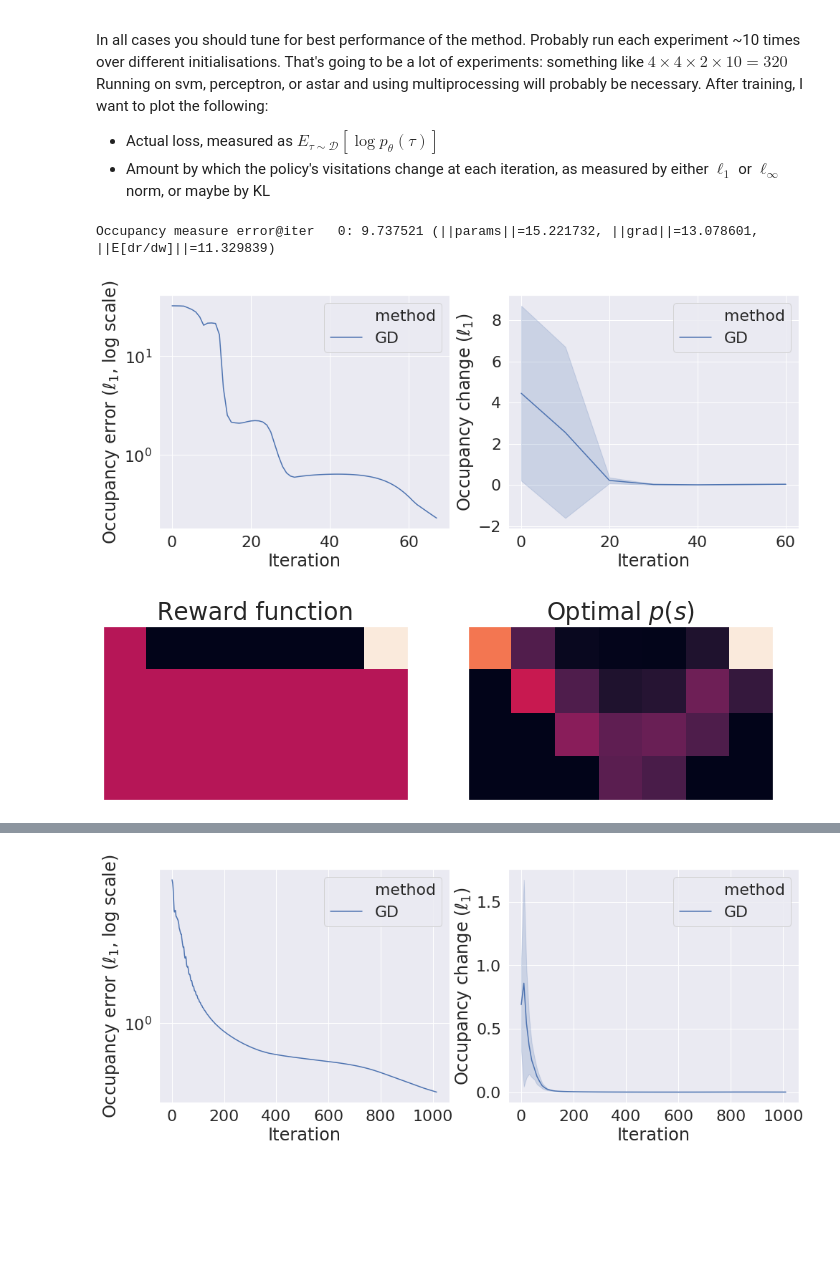
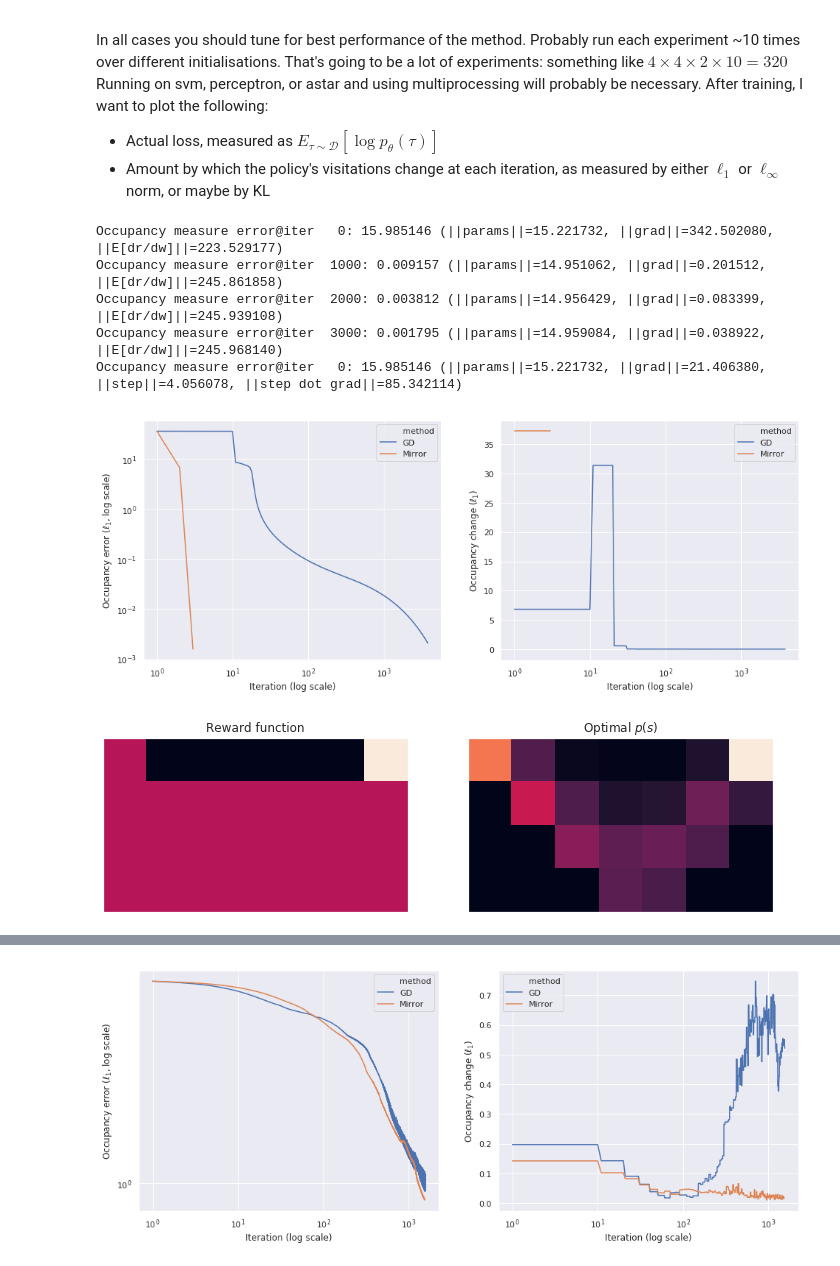
Before and after one commit to ymetz/imitation, a Jupyter notebook: notebooks/natural-mce-irl.ipynb, the cells around one changed output, grey strips where cells are left out. Saved outputs shown, nothing was run; the diff lists cells and outputs as text; code cells hidden in the pictures; blank space fills up the shorter version.

```diff
--- a/notebooks/natural-mce-irl.ipynb
+++ b/notebooks/natural-mce-irl.ipynb
@@ -197,7 +184,8 @@ sns.set(context='notebook', style='darkgrid', font_scale=2.0)
 # %%
 !mkdir -p figures
 
-def execute_experiment(mdp, rmodel, demo_counts, linf_eps=1e-2):
+def execute_experiment(mdp, rmodel, demo_counts, linf_eps=1e-3, grad_l2_eps=1e-3,
+                       gd_lr=1e-3, mirror_inner_lr=1e-3, mirror_alpha=1e-1):
     """Execute GD/NG/MD on given MDP using given rmodel as the initial model.
     Plot the results as appropriate."""
     def _make_results(method_name, occupancy_error, occupancy_change):
@@ -211,22 +199,32 @@ def execute_experiment(mdp, rmodel, demo_counts, linf_eps=1e-2):
         # of each window; useful for getting Seaborn to
         # do a standard deviation estimate across each window
         iter_windowed = W * np.floor(iter_nums / W)
+        occupancy_change_iter_windowed = []
+        occupancy_change_windowed
+        for group_start in range(0, T, W):
+            vals = occupancy_change[group_start:group_start+W]
+            group_max = np.max(vals)
+            occupancy_change_windowed.extend([group_max] * len(vals))
+            occupancy_change_iter_windowed.extend(range(group_start, group_start + len(vals)))
         return pd.DataFrame.from_dict({
-            "iter": iter_nums,
+            "iter": iter_nums + 1,
             "method": [method_name] * T,
             "error": occupancy_error,
             "policy_change": occupancy_change,
-            "iter_windowed": iter_windowed,
+            "iter_windowed": iter_windowed + 1,
+            "policy_change_max": occupancy_change_windowed,
+            "policy_change_max_iter": np.asarray(occupancy_change_iter_windowed) + 1,
         })
 
     # First method: gradient descent
     rmodel_gd = copy.deepcopy(rmodel)
-    opt_gd = tirl.AMSGrad(rmodel, alpha=1e-2)
+    opt_gd = tirl.SGD(rmodel, alpha=gd_lr)
     occ_err_gd = []
     occ_change_gd = []
     final_weights, D_fake_mlp = tirl.maxent_irl(
         mdp, opt_gd, rmodel_gd, demo_counts,
         linf_eps=linf_eps, print_interval=1000,
+        grad_l2_eps=grad_l2_eps,
         occupancy_change_dest=occ_change_gd,
         occupancy_error_dest=occ_err_gd)
     gd_result = _make_results("GD", occ_err_gd, occ_change_gd)
@@ -239,20 +237,35 @@ def execute_experiment(mdp, rmodel, demo_counts, linf_eps=1e-2):
     rmodel_md = copy.deepcopy(rmodel)
     # we use step size of 1; otherwise things screw up
     opt_md = tirl.SGD(rmodel_md, alpha=1)
+    occ_change_md = []
+    occ_err_md = []
+    md_result = tirl.maxent_irl_md(mdp, opt_md, rmodel_md,
+                                   demo_counts, linf_eps=linf_eps,
+                                   grad_l2_eps=grad_l2_eps,
+                                   print_interval=10,
+                                   alpha=mirror_alpha,
+                                   inner_gd_lr=mirror_inner_lr,
+                                   occupancy_change_dest=occ_change_md,
+                                   occupancy_error_dest=occ_err_md)
+    md_result = _make_results("Mirror", occ_err_md, occ_change_md)
 
     # FIXME: use all methods
     # data = pd.concatenate((gd_result, ng_result, md_result))
-    data = gd_result
+    data = pd.concat((gd_result, md_result))
     plt.figure(figsize=(16, 6))
     plt.subplot(1, 2, 1)
     sns.lineplot(data=data, x='iter', y='error', hue='method')
-    plt.xlabel("Iteration")
+    plt.xlabel("Iteration (log scale)")
     plt.ylabel(r"Occupancy error ($\ell_1$, log scale)")
     plt.yscale('log')
+    plt.xscale('log')
     plt.subplot(1, 2, 2)
-    sns.lineplot(data=data, x='iter_windowed', y='policy_change', hue='method', ci='sd')
-    plt.xlabel("Iteration")
+    sns.lineplot(data=data, x='policy_change_max_iter', y='policy_change_max', hue='method', ci='sd')
+    plt.xlabel("Iteration (log scale)")
     plt.ylabel(r"Occupancy change ($\ell_1$)")
+    # plt.ylabel(r"Occupancy change ($\ell_1$, log scale)")
+    # plt.yscale('log')
+    plt.xscale('log')
 
 mdp_big = menv.RandomMDP(
     n_states=16,
@@ -263,37 +276,45 @@ mdp_big = menv.RandomMDP(
     obs_dim=256,
     generator_seed=42)
 mdp_big_Dt, mdp_big_D = tirl.mce_occupancy_measures(mdp_big)
 mdp_big_linear_model = tirl.LinearRewardModel(mdp_big.observation_matrix.shape[1], seed=7)
-mdp_big_result = execute_experiment(mdp_big, mdp_big_linear_model, mdp_big_D, linf_eps=0.05)  # XXX bad linf_eps
+mdp_big_result = execute_experiment(mdp_big, mdp_big_linear_model, mdp_big_D)
+plt.savefig('figures/random_results.png')
 plt.show()
 
 # Same experiments, but on grid world
 grid_cliff = menv.CliffWorld(
     width=7,
     height=4,
     horizon=8,
     use_xy_obs=True)
 grid_cliff_Dt, grid_cliff_D = tirl.mce_occupancy_measures(grid_cliff)
 
 # plot our nice environment
 plt.figure(figsize=(12, 5))
 plt.subplot(1, 2, 1)
-grid_cliff.draw_value_vec(mdp.reward_matrix)
+grid_cliff.draw_value_vec(grid_cliff.reward_matrix)
 plt.title("Reward function")
 plt.gca().get_xaxis().set_visible(False)
 plt.gca().get_yaxis().set_visible(False)
 plt.subplot(1, 2, 2)
 grid_cliff.draw_value_vec(grid_cliff_D)
 plt.title("Optimal $p(s)$")
 plt.gca().get_xaxis().set_visible(False)
 plt.gca().get_yaxis().set_visible(False)
 plt.savefig("figures/gw_illustration.png")
 plt.show()
 
-grid_cliff_neural_net = tirl.MLPRewardModel(grid_cliff.observation_matrix.shape[1], [8, 8], activation='Tanh', seed=7)
-cliff_result = execute_experiment(grid_cliff, grid_cliff_neural_net, grid_cliff_D, linf_eps=0.05)  # XXX bad linf_eps
+grid_cliff_neural_net = tirl.MLPRewardModel(
+    grid_cliff.observation_matrix.shape[1], [12, 12], activation='Relu', seed=7)
+# we need a weaker termination condition for the grid because it is VERY slow
+cliff_result = execute_experiment(grid_cliff, grid_cliff_neural_net, grid_cliff_D, linf_eps=1e-1, gd_lr=5e-3, mirror_alpha=1, mirror_inner_lr=1e-3)  # XXX: wrong linf_eps
+plt.savefig('figures/cliff_results.png')
 plt.show()
 # %% [output]
-Occupancy measure error@iter   0: 9.737521 (||params||=15.221732, ||grad||=13.078601, ||E[dr/dw]||=11.329839)
+Occupancy measure error@iter   0: 15.985146 (||params||=15.221732, ||grad||=342.502080, ||E[dr/dw]||=223.529177)
+Occupancy measure error@iter  1000: 0.009157 (||params||=14.951062, ||grad||=0.201512, ||E[dr/dw]||=245.861858)
+Occupancy measure error@iter  2000: 0.003812 (||params||=14.956429, ||grad||=0.083399, ||E[dr/dw]||=245.939108)
+Occupancy measure error@iter  3000: 0.001795 (||params||=14.959084, ||grad||=0.038922, ||E[dr/dw]||=245.968140)
+Occupancy measure error@iter   0: 15.985146 (||params||=15.221732, ||grad||=21.406380, ||step||=4.056078, ||step dot grad||=85.342114)
-[figure, old version]
+[figure, new version]
-[figure, old version]
+[figure, new version]
@@ -302 +338 @@ Occupancy measure error@iter  1000: 0.051234 (||params||=16.397951, ||grad||=0.0
-[figure, old version]
+[figure, new version]
```
Also changed, not shown: parts of 9 cells of this notebook, 2 other files.
